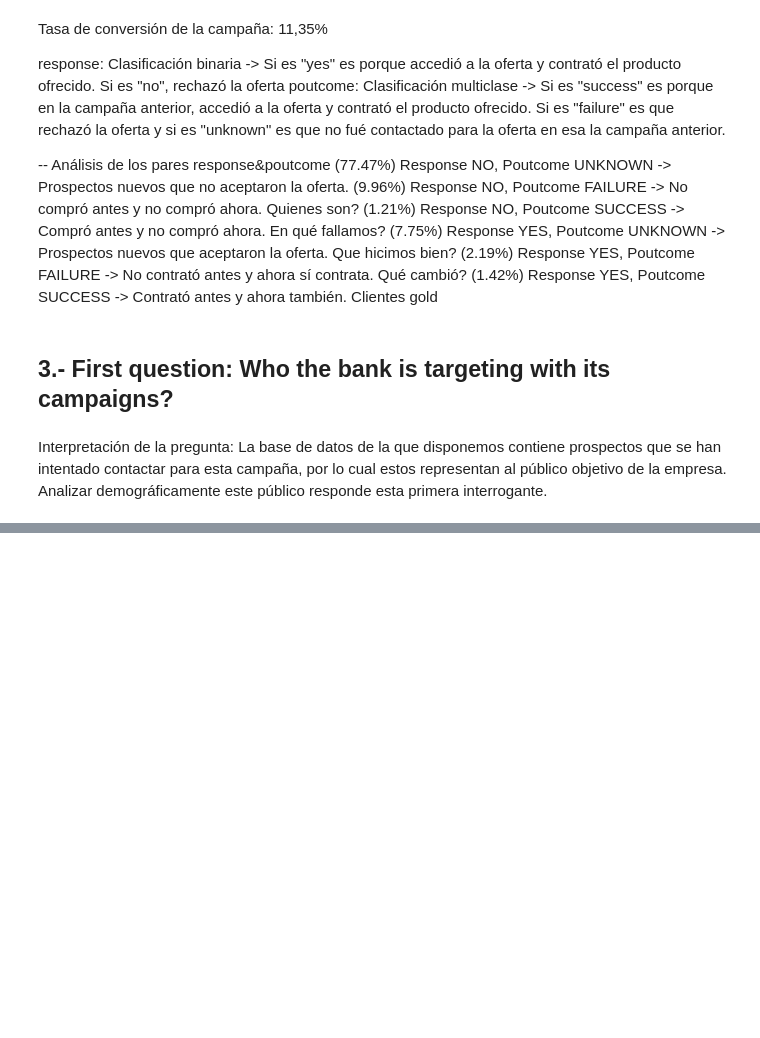
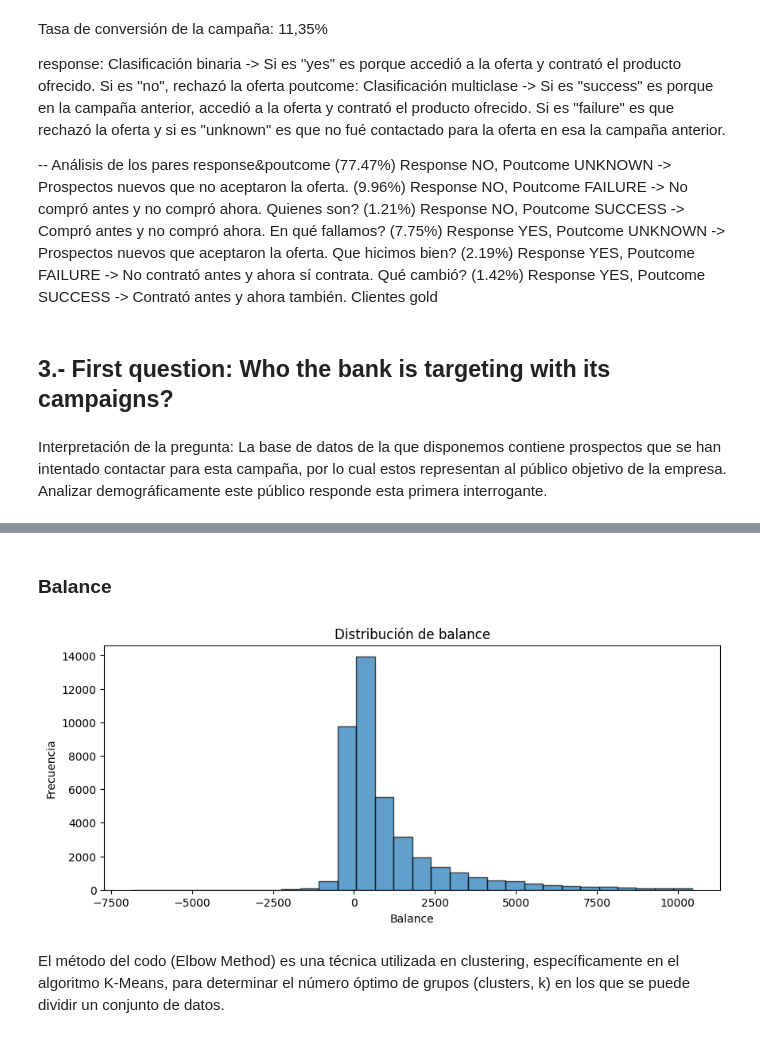
Before and after one commit to nicur32/Proyecto_Bank, a Jupyter notebook: BANK HAKATHON/hackathon.ipynb, the cells around one changed output, grey strips where cells are left out. Cells and saved outputs as stored; diff of their text form; code cells hidden in the pictures; blank space fills up the shorter version.

Commit message:
Análisis uni y bivariante de edad, balance y job

```diff
--- a/BANK HAKATHON/hackathon.ipynb
+++ b/BANK HAKATHON/hackathon.ipynb
@@ -14,7 +18,7 @@ import seaborn as sns
 # %%
-df_raw = pd.read_csv('bank-full_clean.csv')
+df_raw = pd.read_csv('bank-full_clean.csv', sep=';')
 # %%
-df = df_raw
+df = df_raw.copy()
 # %% [markdown]
 ## 2.- EDA
 # %%
@@ -228,0 +278,2 @@ columnas_sociodemograficas = ['age', 'job', 'marital', 'education', 'default', '
+# %%
+df_4 = df.copy()
@@ -228,0 +296,13 @@ columnas_sociodemograficas = ['age', 'job', 'marital', 'education', 'default', '
+# %% [markdown]
+### Balance
+# %%
+plt.figure(figsize=(10,4))
+plt.hist(df_4['balance'], bins=30, edgecolor='black', alpha=0.7)
+plt.xlabel("Balance")
+plt.ylabel("Frecuencia")
+plt.title("Distribución de balance")
+plt.show()
+# %% [output]
+[figure, added]
+# %% [markdown]
+El método del codo (Elbow Method) es una técnica utilizada en clustering, específicamente en el algoritmo K-Means, para determinar el número óptimo de grupos (clusters, k) en los que se puede dividir un conjunto de datos.
```
Also changed, not shown: parts of 41 cells of this notebook, 1 other file.
